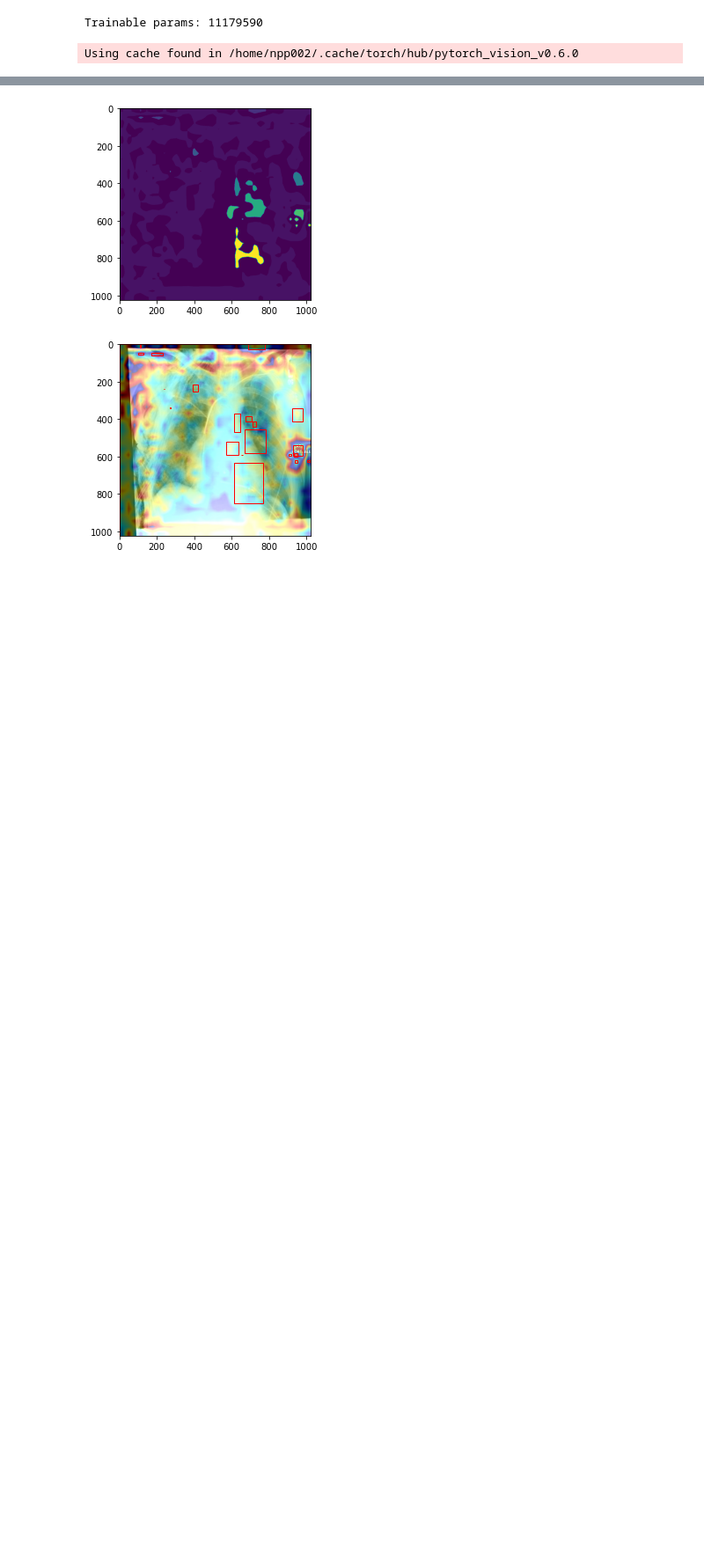
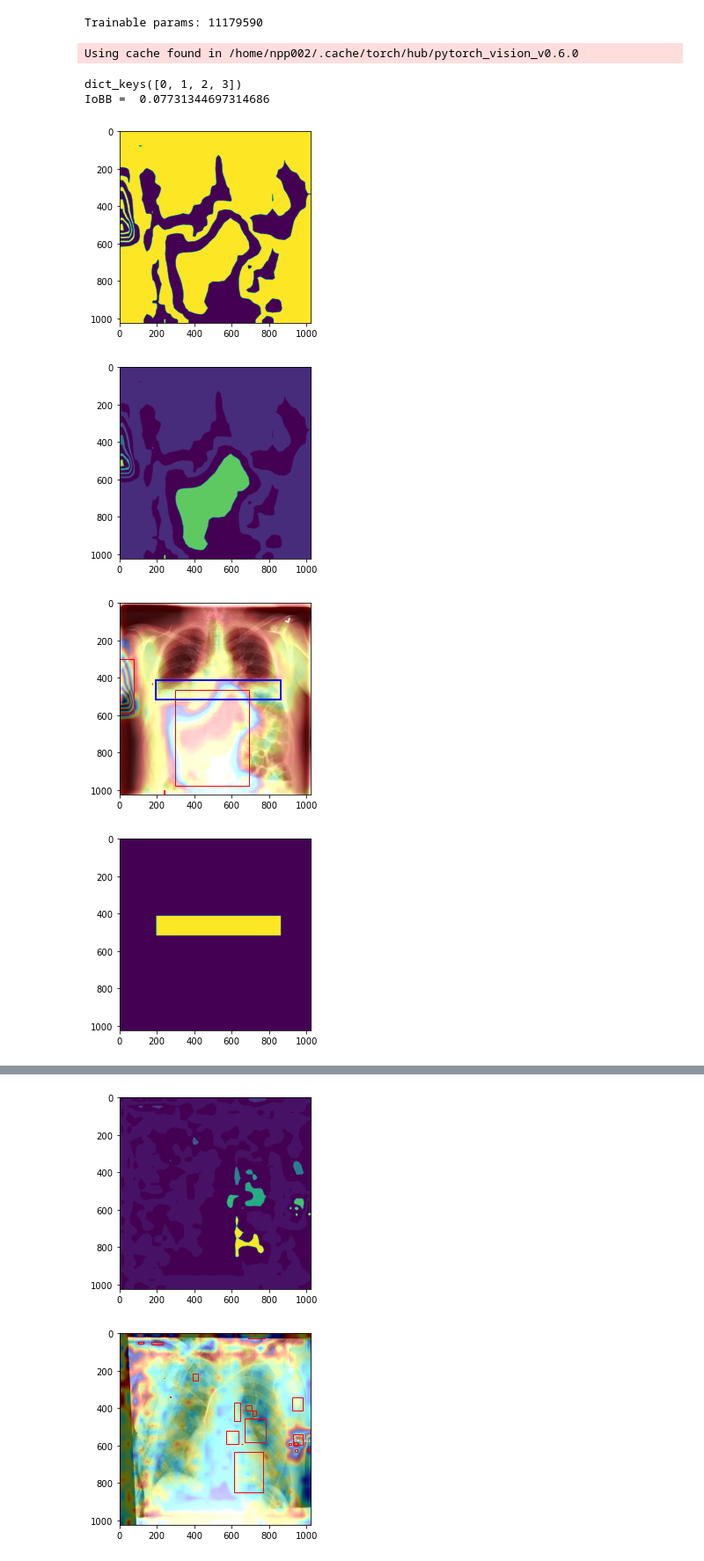
Before and after one commit to nichpass/Bucknell-Senior-Design-2021, a Jupyter notebook: test_multi_bb.ipynb, the cells around one changed output, grey strips where cells are left out. Shown: that part at 88% size. Saved outputs shown, nothing was run; the diff lists cells and outputs as text; code cells hidden in the pictures; blank space fills up the shorter version.

```diff
--- a/test_multi_bb.ipynb
+++ b/test_multi_bb.ipynb
@@ -174,8 +174,8 @@ class GetLoader_w_val(torch.utils.data.Dataset):
     def __len__(self):
         return self.len_data
 # %%
-pkl_load = open('dataset.pickle', 'rb')
-data = pkl.load(pkl_load)
+pkl_load = open('dataset_bb.pickle', 'rb')
+data_bb = pkl.load(pkl_load)
 pkl_load.close()
 print("data loaded in successfully")
 # %% [output]
@@ -296,3 +294,9 @@ gmodel.load_weights()
+# %%
+def check_too_big(b):
+    w = b['high_x'] - b['low_x']
+    h = b['high_y'] - b['low_y']
+
+    return w * h > 350000 # roughly if box is larger than 1/3 of the image then get rid of it
 # %%
 def get_bboxes(label_map):
     uniques = np.unique(label_map)
@@ -436,3 +544,42 @@ def compute_bbox_iou(data, model, disease):
 
     #plt.figure()
     #plt.imshow(all_labels)
+# %%
+def bbox_main(data, model, disease):
+
+    all_labels, blobs = get_grad_map(data, model, disease)
+
+    plt.figure()
+    plt.imshow(blobs)
+    plt.figure()
+    plt.imshow(all_labels)
+
+    boxdict = get_bboxes(all_labels)
+
+    plt_image = cv2.imread('./map.jpg')
+    plt_image = cv2.cvtColor(plt_image, cv2.COLOR_BGR2RGB)
+    fig, ax = plt.subplots()
+    ax.imshow(plt_image)
+
+    print(boxdict.keys())
+
+    for i in range(len(boxdict)):
+        x = boxdict[i]['low_x']
+        y = boxdict[i]['low_y']
+        width = boxdict[i]['high_x'] - x
+        height = boxdict[i]['high_y'] - y
+        rect = patches.Rectangle((x, y), width, height, linewidth=1, edgecolor='r', facecolor='none' )
+        ax.add_patch(rect)
+    rect = patches.Rectangle((data['x'], data['y']), data['width'], data['height'], linewidth=2, edgecolor='blue', facecolor='none' )
+    ax.add_patch(rect)
+
+    print('IoBB = ', calc_iobb(data, model, disease))
+# %%
+bbox_main(data_bb['AP']['Effusion'][1], gmodel, 'Effusion')
+# %% [output]
+dict_keys([0, 1, 2, 3])
+IoBB =  0.07731344697314686
+[figure, added]
+[figure, added]
+[figure, added]
+[figure, added]
```
Also changed, not shown: parts of 12 cells of this notebook.
